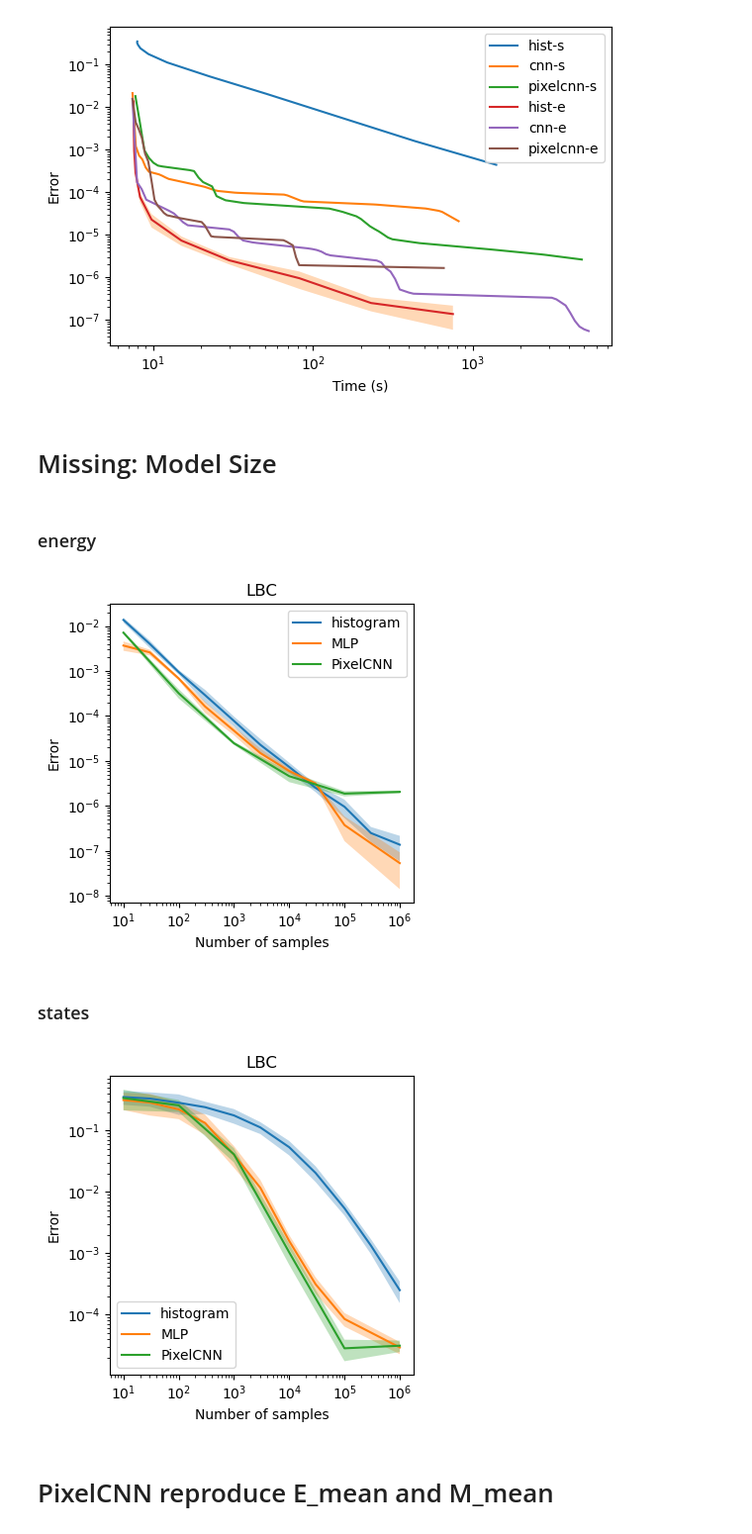
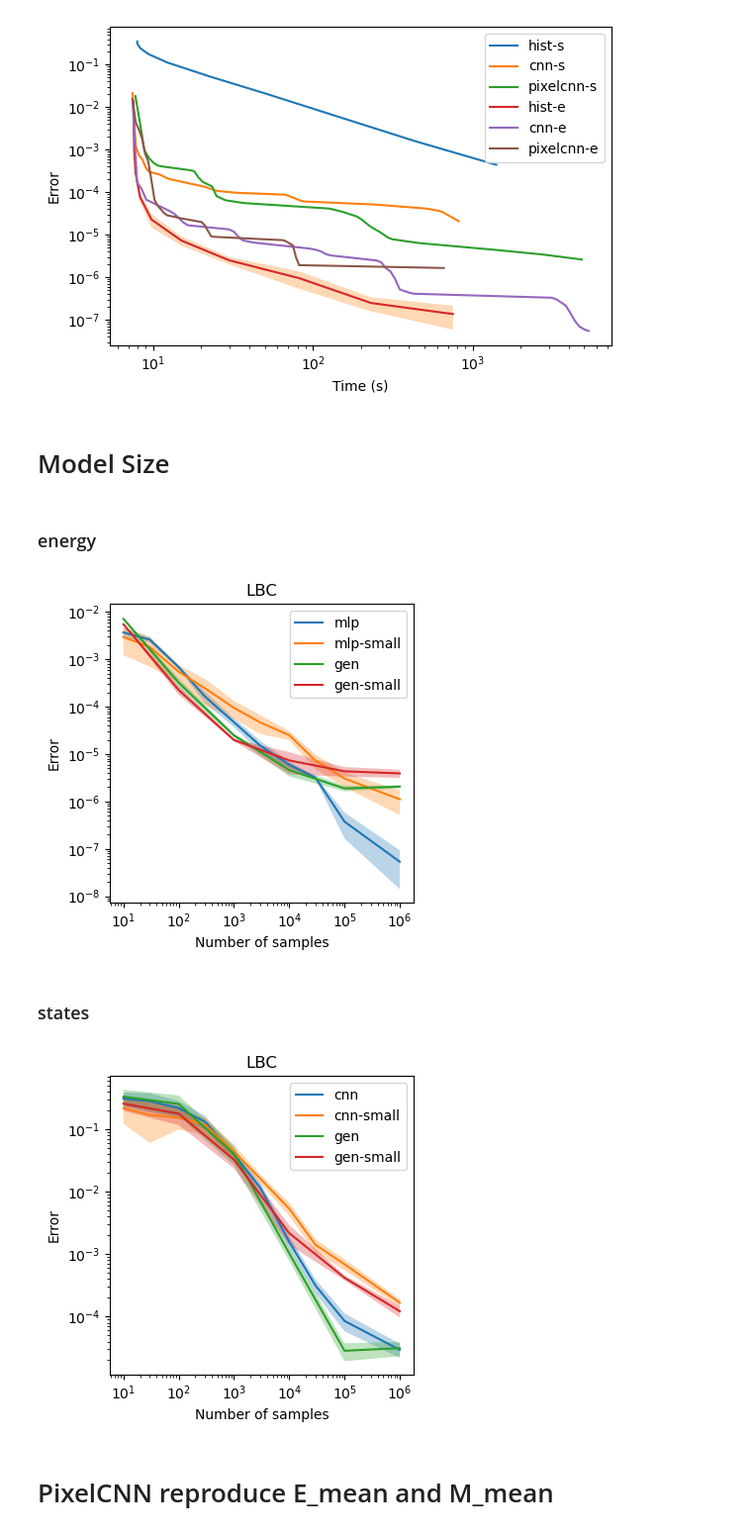
Before and after one commit to difeizhang/ising, a Jupyter notebook: plot.ipynb, the cells around one changed output. Shown at 99% size. Saved outputs shown, nothing was run; the diff lists cells and outputs as text; code cells hidden in the pictures.

Commit message:
small model plots in plot scripts

```diff
--- a/plot.ipynb
+++ b/plot.ipynb
@@ -357,6 +357,6 @@ plt.show()
 # %% [output]
 [figure]
 # %% [markdown]
-# Missing: Model Size
+# Model Size
 # %% [markdown]
 ### energy
@@ -367,8 +368,9 @@ data_error_vs_numsample_generative_LBC = np.load('./overleaf/e/error_vs_numsampl
 # %%
 fig, ax = plt.subplots(1, 1, figsize=(4, 4))
-plot_error_vs_numsamples(data_error_vs_numsample_histogram_LBC, ax, 'histogram')
-plot_error_vs_numsamples(data_error_vs_numsample_discriminative_LBC, ax, 'MLP')
-plot_error_vs_numsamples(data_error_vs_numsample_generative_LBC, ax, 'PixelCNN')
+plot_error_vs_numsamples(data_error_vs_numsample_large_discriminative_LBC, ax, 'mlp')
+plot_error_vs_numsamples(data_error_vs_numsample_small_discriminative_LBC, ax, 'mlp-small')
+plot_error_vs_numsamples(data_error_vs_numsample_large_generative_LBC, ax, 'gen')
+plot_error_vs_numsamples(data_error_vs_numsample_small_generative_LBC, ax, 'gen-small')
 
 title = 'LBC'
 
@@ -382,6 +384,6 @@ ax.legend()
 plt.tight_layout()
 plt.show()
 # %% [output]
-[figure, old version]
+[figure, new version]
 # %% [markdown]
 ### states
@@ -392,22 +390,28 @@ data_error_vs_numsample_generative_LBC = np.load('./overleaf/s/error_vs_numsampl
+# %%
+data_error_vs_numsample_large_discriminative_LBC = np.load('./appendix/S_Large_error_vs_numsample_Discriminative_LBC.npz')
+data_error_vs_numsample_large_generative_LBC = np.load('./appendix/S_Large_error_vs_numsample_Generative_LBC.npz')
+data_error_vs_numsample_small_discriminative_LBC = np.load('./appendix/S_Small_error_vs_numsample_Discriminative_LBC.npz')
+data_error_vs_numsample_small_generative_LBC = np.load('./appendix/S_Small_error_vs_numsample_Generative_LBC.npz')
 # %%
 fig, ax = plt.subplots(1, 1, figsize=(4, 4))
-plot_error_vs_numsamples(data_error_vs_numsample_histogram_LBC, ax, 'histogram')
-plot_error_vs_numsamples(data_error_vs_numsample_discriminative_LBC, ax, 'MLP')
-plot_error_vs_numsamples(data_error_vs_numsample_generative_LBC, ax, 'PixelCNN')
+plot_error_vs_numsamples(data_error_vs_numsample_large_discriminative_LBC, ax, 'cnn')
+plot_error_vs_numsamples(data_error_vs_numsample_small_discriminative_LBC, ax, 'cnn-small')
+plot_error_vs_numsamples(data_error_vs_numsample_large_generative_LBC, ax, 'gen')
+plot_error_vs_numsamples(data_error_vs_numsample_small_generative_LBC, ax, 'gen-small')
 
 title = 'LBC'
 
 ax.set_xscale('log')
 ax.set_yscale('log')
 ax.set_xlabel('Number of samples')
 ax.set_ylabel('Error')
 ax.set_title(title)
 ax.legend()
 
 plt.tight_layout()
 plt.show()
 # %% [output]
-[figure, old version]
+[figure, new version]
 # %% [markdown]
 # PixelCNN reproduce E_mean and M_mean
 # %%
```
Also changed, not shown: parts of 3 cells of this notebook, 9 other files.
